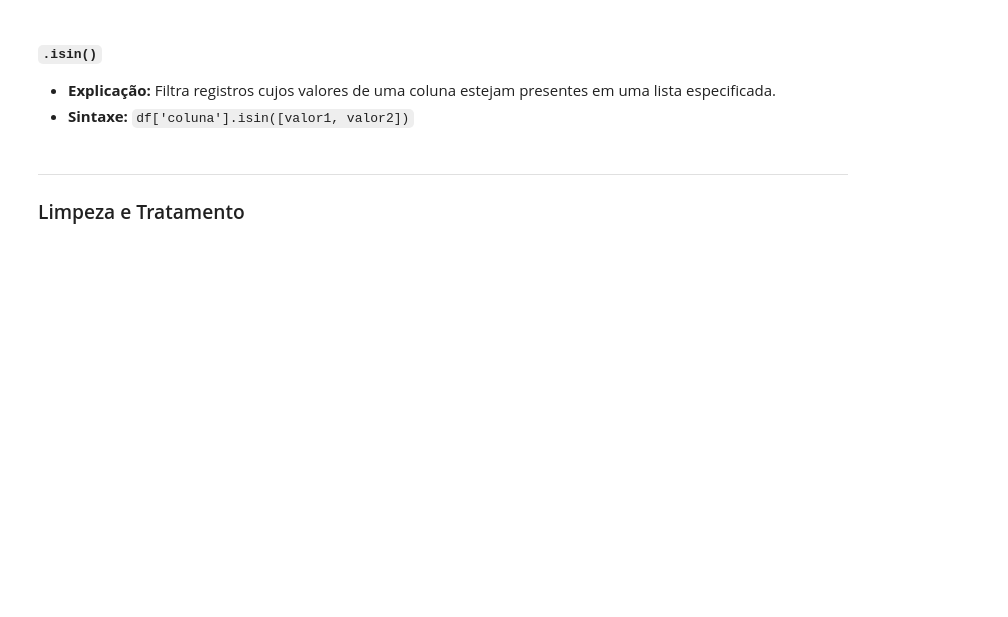
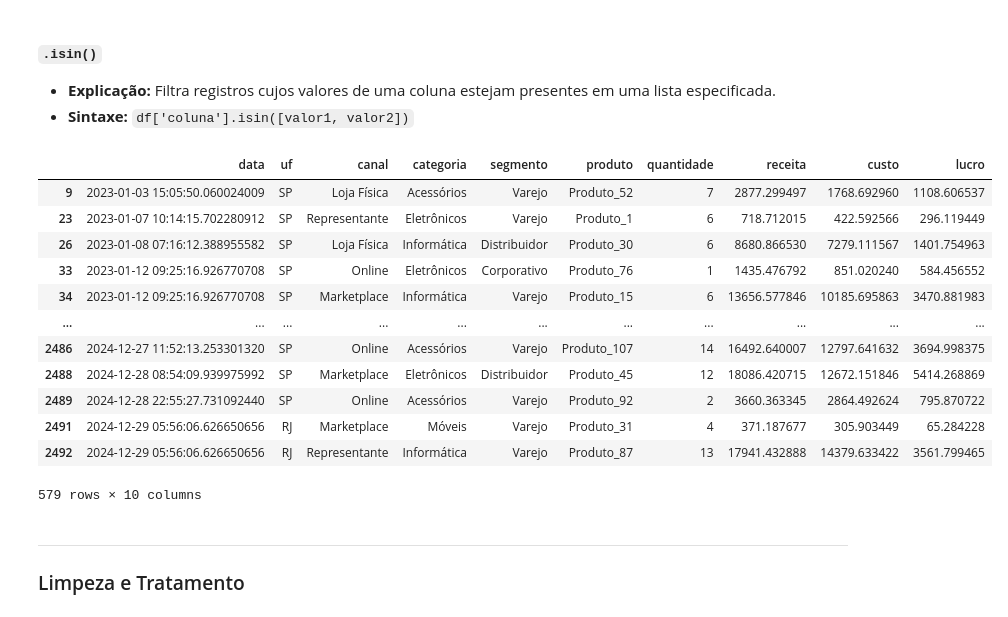
Before and after one commit to AlexandreLouzada/PythonDataViz, a Jupyter notebook: pandas_guia_completo.ipynb, the cells around one changed output. Saved outputs shown, nothing was run; the diff lists cells and outputs as text; code cells hidden in the pictures; blank space fills up the shorter version.

```diff
--- a/pandas_guia_completo.ipynb
+++ b/pandas_guia_completo.ipynb
@@ -17,4 +17,4 @@ Exemplo:
 # %%
 import pandas as pd
 
-df = pd.read_csv('vendas.csv', sep=';', encoding='utf-8')
+df = pd.read_csv('vendas.csv', sep=',', encoding='utf-8')
@@ -71,7 +116,21 @@ df.iloc[0:5, 0:2]  # Primeiras 5 linhas e primeiras 2 colunas
 - **Explicação:** Filtra registros cujos valores de uma coluna estejam presentes em uma lista especificada.
 - **Sintaxe:** `df['coluna'].isin([valor1, valor2])`
 # %%
-df[df['estado'].isin(['SP', 'RJ'])]
+df[df['uf'].isin(['SP', 'RJ'])]
+# %% [output]
+|  | data | uf | canal | categoria | segmento | produto | quantidade | receita | custo | lucro |
+| 9 | 2023-01-03 15:05:50.060024009 | SP | Loja Física | Acessórios | Varejo | Produto_52 | 7 | 2877.299497 | 1768.692960 | 1108.606537 |
+| 23 | 2023-01-07 10:14:15.702280912 | SP | Representante | Eletrônicos | Varejo | Produto_1 | 6 | 718.712015 | 422.592566 | 296.119449 |
+| 26 | 2023-01-08 07:16:12.388955582 | SP | Loja Física | Informática | Distribuidor | Produto_30 | 6 | 8680.866530 | 7279.111567 | 1401.754963 |
+| 33 | 2023-01-12 09:25:16.926770708 | SP | Online | Eletrônicos | Corporativo | Produto_76 | 1 | 1435.476792 | 851.020240 | 584.456552 |
+| 34 | 2023-01-12 09:25:16.926770708 | SP | Marketplace | Informática | Varejo | Produto_15 | 6 | 13656.577846 | 10185.695863 | 3470.881983 |
+| ... | ... | ... | ... | ... | ... | ... | ... | ... | ... | ... |
+| 2486 | 2024-12-27 11:52:13.253301320 | SP | Online | Acessórios | Varejo | Produto_107 | 14 | 16492.640007 | 12797.641632 | 3694.998375 |
+| 2488 | 2024-12-28 08:54:09.939975992 | SP | Marketplace | Eletrônicos | Distribuidor | Produto_45 | 12 | 18086.420715 | 12672.151846 | 5414.268869 |
+| 2489 | 2024-12-28 22:55:27.731092440 | SP | Online | Acessórios | Varejo | Produto_92 | 2 | 3660.363345 | 2864.492624 | 795.870722 |
+| 2491 | 2024-12-29 05:56:06.626650656 | RJ | Marketplace | Móveis | Varejo | Produto_31 | 4 | 371.187677 | 305.903449 | 65.284228 |
+| 2492 | 2024-12-29 05:56:06.626650656 | RJ | Representante | Informática | Varejo | Produto_87 | 13 | 17941.432888 | 14379.633422 | 3561.799465 |
+579 rows × 10 columns
 # %% [markdown]
 ---
 ### Limpeza e Tratamento
```
Also changed, not shown: parts of 9 cells of this notebook.
